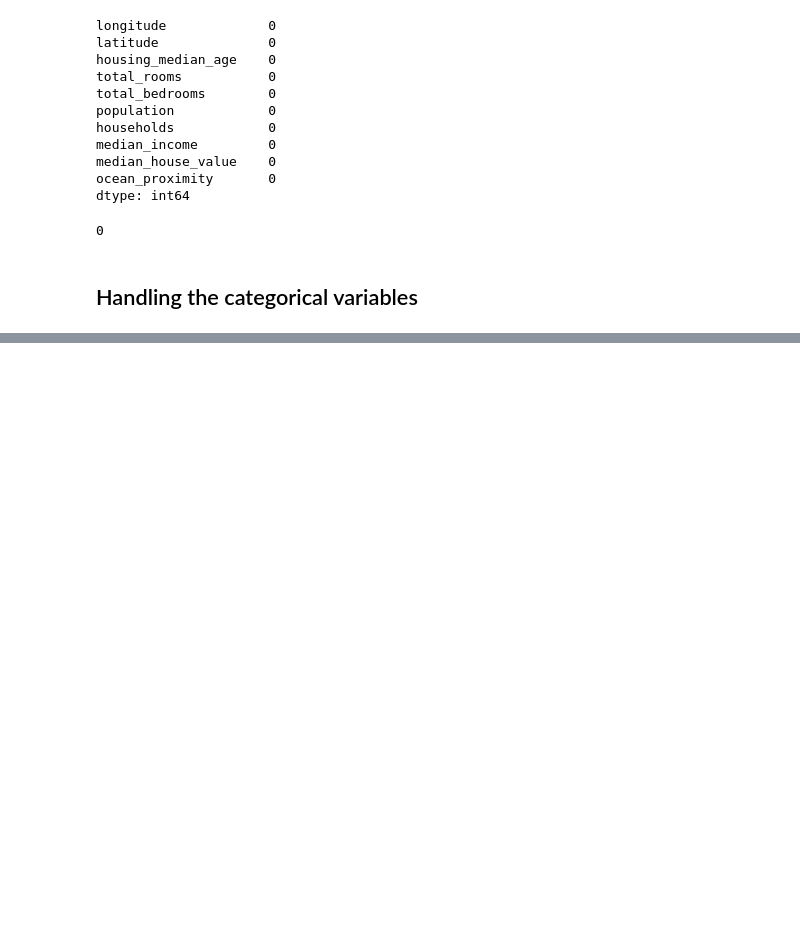
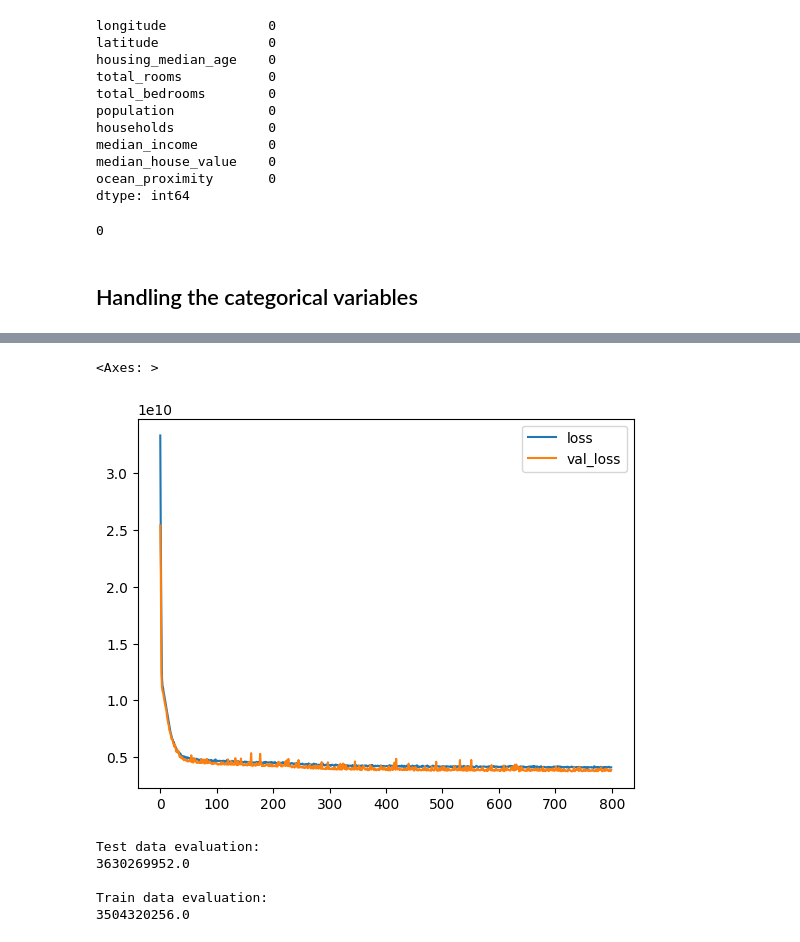
Before and after one commit to RovSveta/DeepLearning2025, a Jupyter notebook: Exercise_1/ANN_regression.ipynb, the cells around one changed output, grey strips where cells are left out. Cells and saved outputs as stored; diff of their text form; code cells hidden in the pictures; blank space fills up the shorter version.

```diff
--- a/Exercise_1/ANN_regression.ipynb
+++ b/Exercise_1/ANN_regression.ipynb
@@ -92,0 +179,10 @@ int(df.duplicated().sum())
+# %%
+# perform X/y -split
+# if you  have more than one independent variable, list them all here
+# leave out the target variable! (dependent variable)
+
+# this is a nice and common trick => everything EXCEPT target variable => support variable
+X = df.drop("median_house_value", axis=1)
+
+# have only the target variable here (dependent variable)
+y = df["median_house_value"]
@@ -92,0 +191,15 @@ int(df.duplicated().sum())
+# %%
+# in Classic ML, we only had train/test -split
+# in deep learning, we usually use validation-data also, for better
+# optimization possibilities and better metrics
+
+# unfortunately the scikit-learn's train_test_split doesn't support validation
+# set split in itself.
+
+# if you want to split the test set into two for a validation set too, try this trick:
+
+# step 1, split the data into 70% (training data) and 30% (temporary data)
+X_train, X_temp, y_train, y_temp = train_test_split(X, y, test_size=0.3)
+
+# step 2, split the temporary data in HALF (0.5) => 15% test and 15% validation
+X_val, X_test, y_val, y_test = train_test_split(X_temp, y_temp, test_size=0.5)
@@ -92,0 +277,4 @@ int(df.duplicated().sum())
+# %%
+# train/fit neural network with validation data
+# see the instructions on the train/test -split above on how to split the data correctly
+model.fit(x=X_train, y=y_train, epochs=800, validation_data=(X_val, y_val))
@@ -92,0 +300,24 @@ int(df.duplicated().sum())
+# %%
+# let's use pandas for this (easy code)
+# try to look if the model is actually training
+# => the error is going downwards
+# if using validation data, you get two lines
+# in this case, see if the lines follow a similar trend
+# (they don't always overlap with complex data, the trend is more important)
+loss_df = pd.DataFrame(model.history.history)
+loss_df.plot()
+# %% [output]
+<Axes: >
+[figure, added]
+# %%
+# compare the final model loss/evaluation values
+print("Test data evaluation:")
+print(model.evaluate(X_test, y_test, verbose=0))
+print("\nTrain data evaluation:")
+print(model.evaluate(X_train, y_train, verbose=0))
+# %% [output]
+Test data evaluation:
+3630269952.0
+
+Train data evaluation:
+3504320256.0
```
Also changed, not shown: parts of 23 cells of this notebook.
